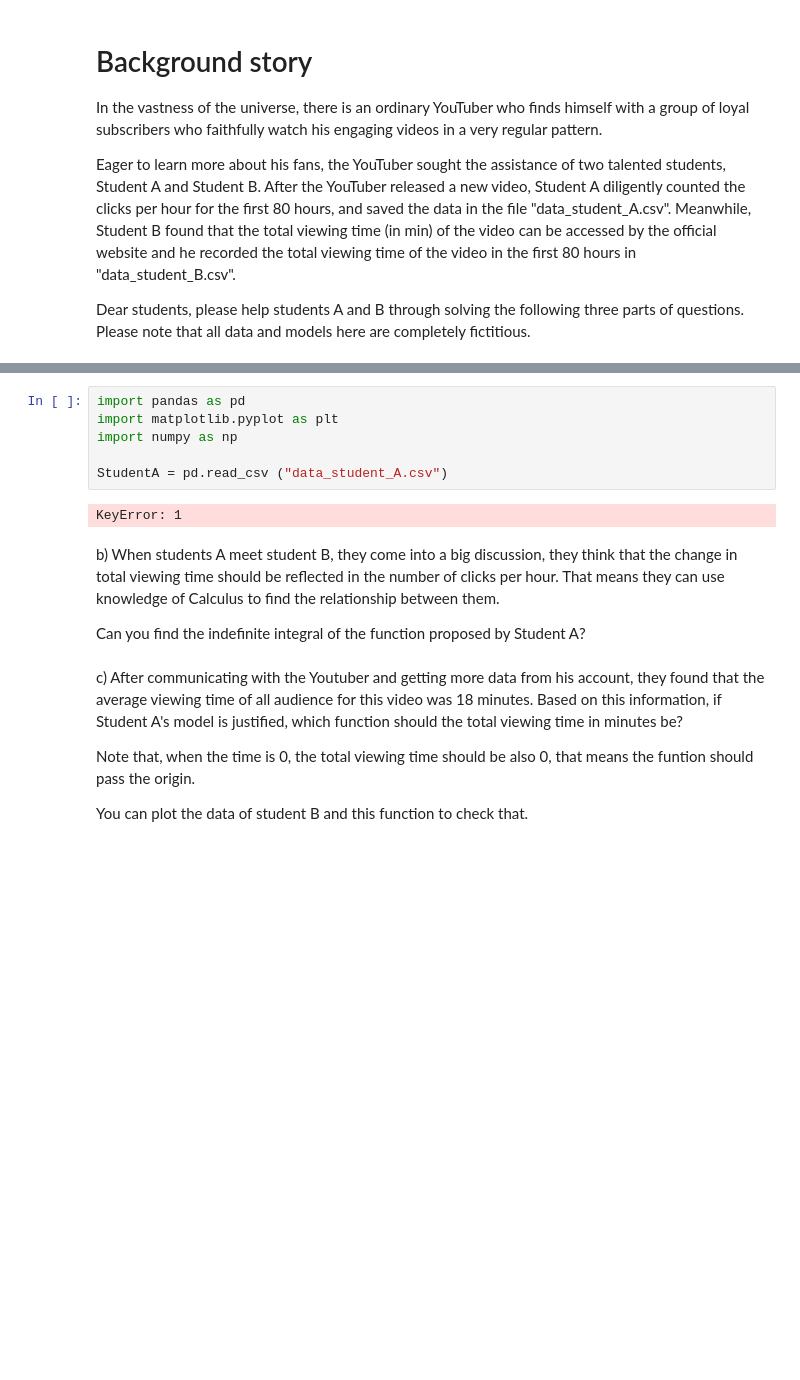
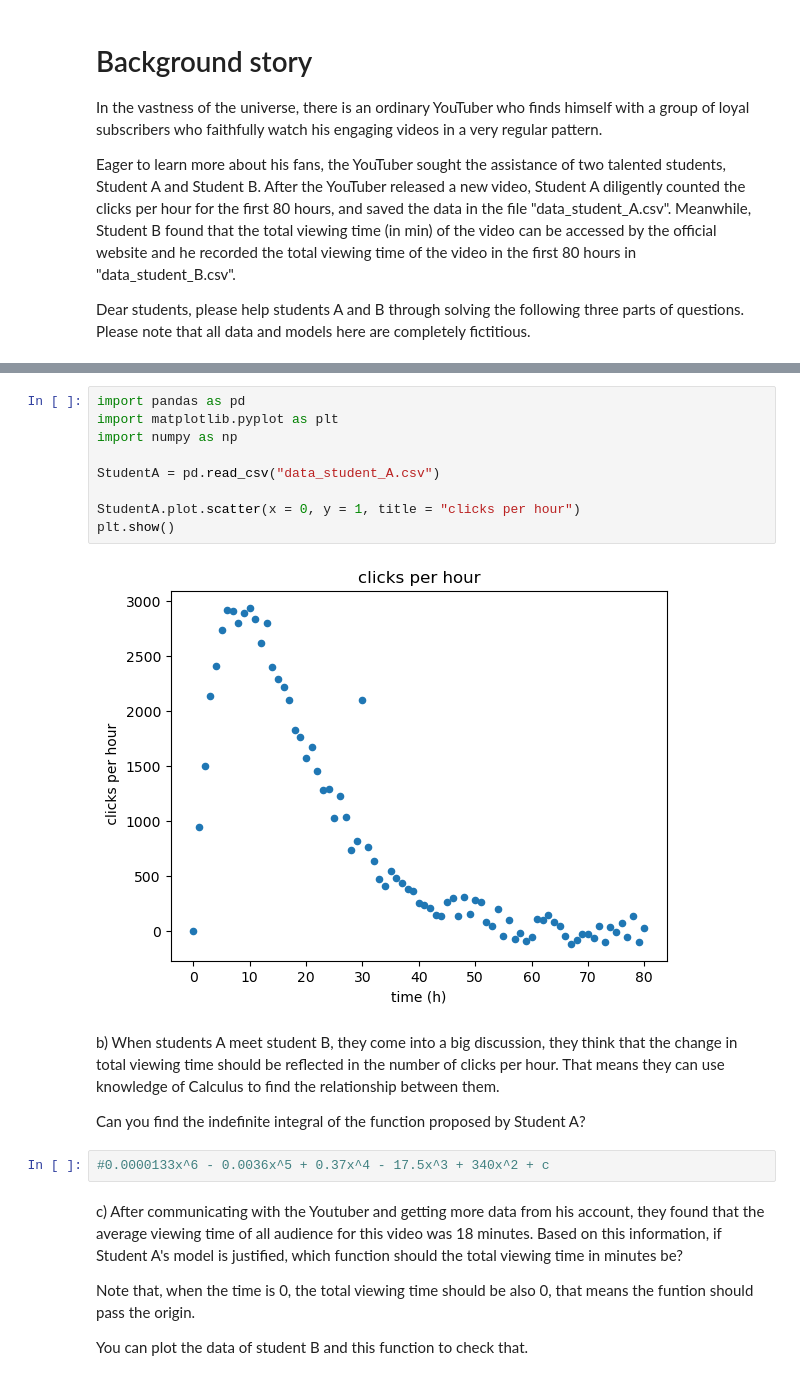
Before and after one commit to Majacodre/computational-thinking-week-individual-14498863, a Jupyter notebook: challenge_calculus/Review_Calculus.ipynb, the cells around one changed output, grey strips where cells are left out. Drawn from its saved outputs; the diff is of its cells as text; blank space fills up the shorter version.

```diff
--- a/challenge_calculus/Review_Calculus.ipynb
+++ b/challenge_calculus/Review_Calculus.ipynb
@@ -70,15 +73,20 @@ where x is the past time in hour and y is the clicks. Can you plot the data and
 # %%
 import pandas as pd
 import matplotlib.pyplot as plt
 import numpy as np
 
-StudentA = pd.read_csv ("data_student_A.csv")
+StudentA = pd.read_csv("data_student_A.csv")
+
+StudentA.plot.scatter(x = 0, y = 1, title = "clicks per hour")
+plt.show()
 # %% [output]
-KeyError: 1
+[figure, added]
 # %% [markdown]
 b) When students A meet student B, they come into a big discussion, they think that the change in total viewing time should be reflected in the number of clicks per hour. That means they can use knowledge of Calculus to find the relationship between them.
 
 Can you find the indefinite integral of the function proposed by Student A?
+# %%
+#0.0000133x^6 - 0.0036x^5 + 0.37x^4 - 17.5x^3 + 340x^2 + c
 # %% [markdown]
 c) After communicating with the Youtuber and getting more data from his account, they found that the average viewing time of all audience for this video was 18 minutes.
 Based on this information, if Student A's model is justified, which function should the total viewing time in minutes be?
```
Also changed, not shown: parts of 2 cells of this notebook.
